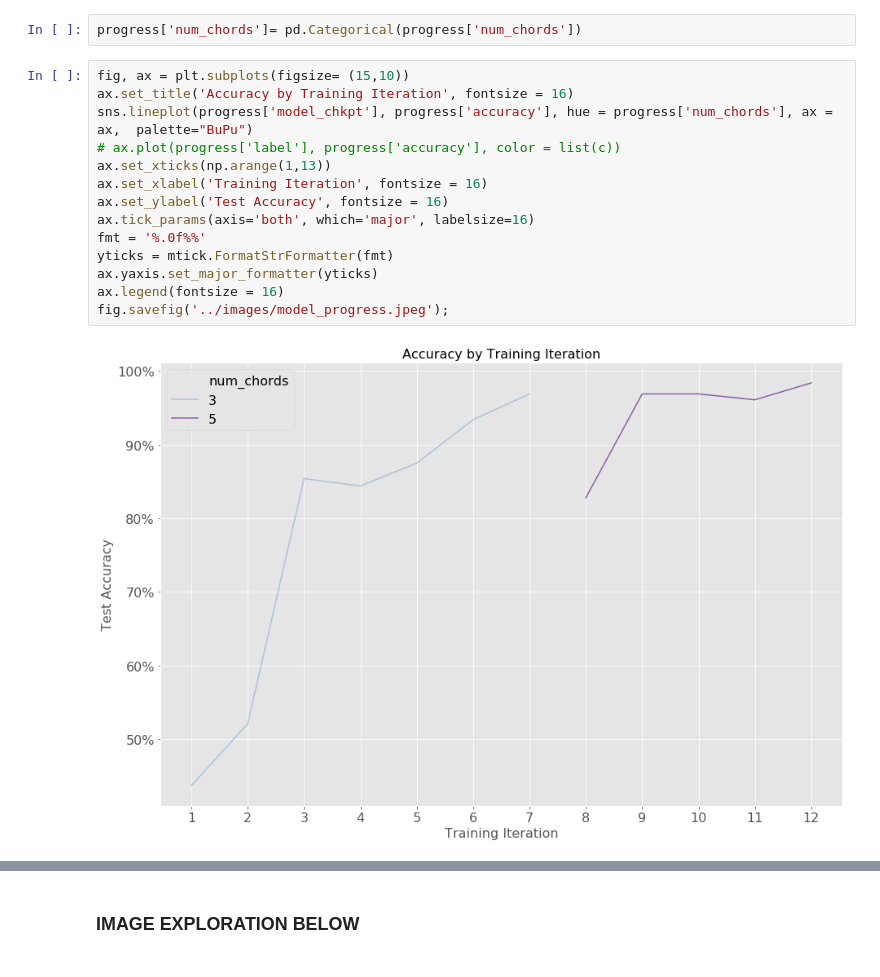
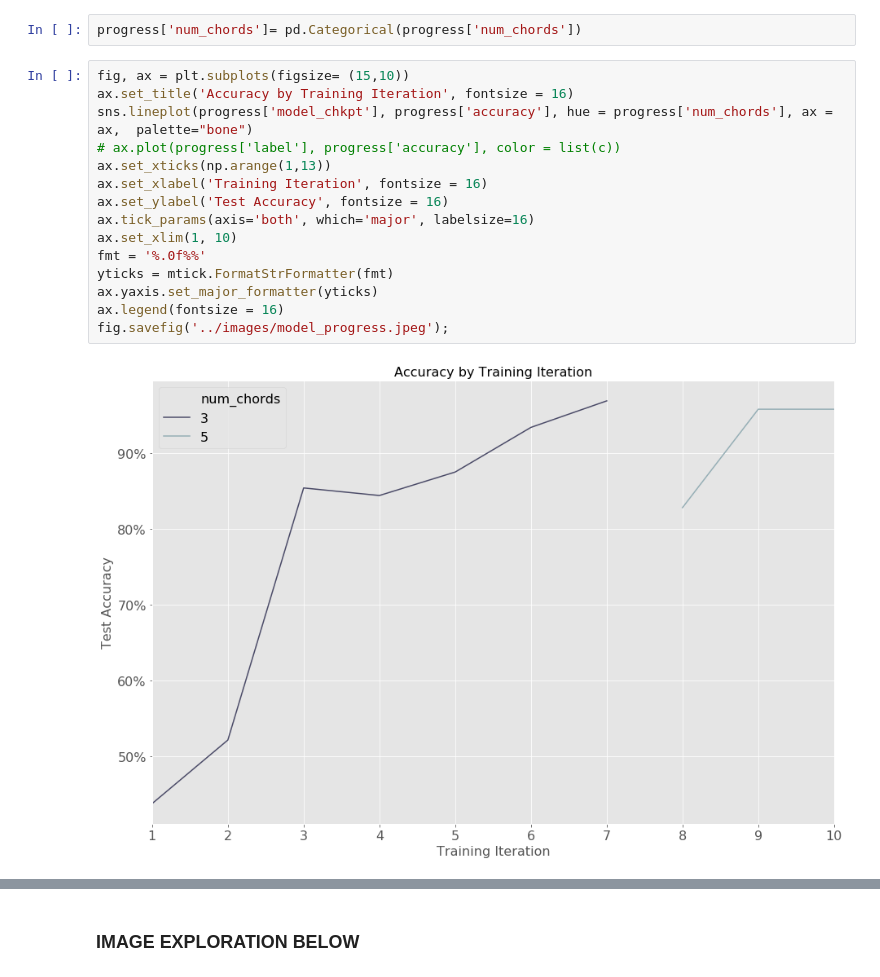
Before and after one commit to jamiewessels/Capstone-3-Proposal, a Jupyter notebook: notebooks/exploration.ipynb, the cells around one changed output, grey strips where cells are left out. Drawn from its saved outputs; the diff is of its cells as text.

Commit message:
most recent model

```diff
--- a/notebooks/exploration.ipynb
+++ b/notebooks/exploration.ipynb
@@ -26,16 +40,17 @@ progress['num_chords']= pd.Categorical(progress['num_chords'])
 # %%
 fig, ax = plt.subplots(figsize= (15,10))
 ax.set_title('Accuracy by Training Iteration', fontsize = 16)
-sns.lineplot(progress['model_chkpt'], progress['accuracy'], hue = progress['num_chords'], ax = ax,  palette="BuPu")
+sns.lineplot(progress['model_chkpt'], progress['accuracy'], hue = progress['num_chords'], ax = ax,  palette="bone")
 # ax.plot(progress['label'], progress['accuracy'], color = list(c))
 ax.set_xticks(np.arange(1,13))
 ax.set_xlabel('Training Iteration', fontsize = 16)
 ax.set_ylabel('Test Accuracy', fontsize = 16)
 ax.tick_params(axis='both', which='major', labelsize=16)
+ax.set_xlim(1, 10)
 fmt = '%.0f%%'
 yticks = mtick.FormatStrFormatter(fmt)
 ax.yaxis.set_major_formatter(yticks)
 ax.legend(fontsize = 16)
 fig.savefig('../images/model_progress.jpeg');
 # %% [output]
-[figure, old version]
+[figure, new version]
```
Also changed, not shown: parts of 2 cells of this notebook, 51 other files.
